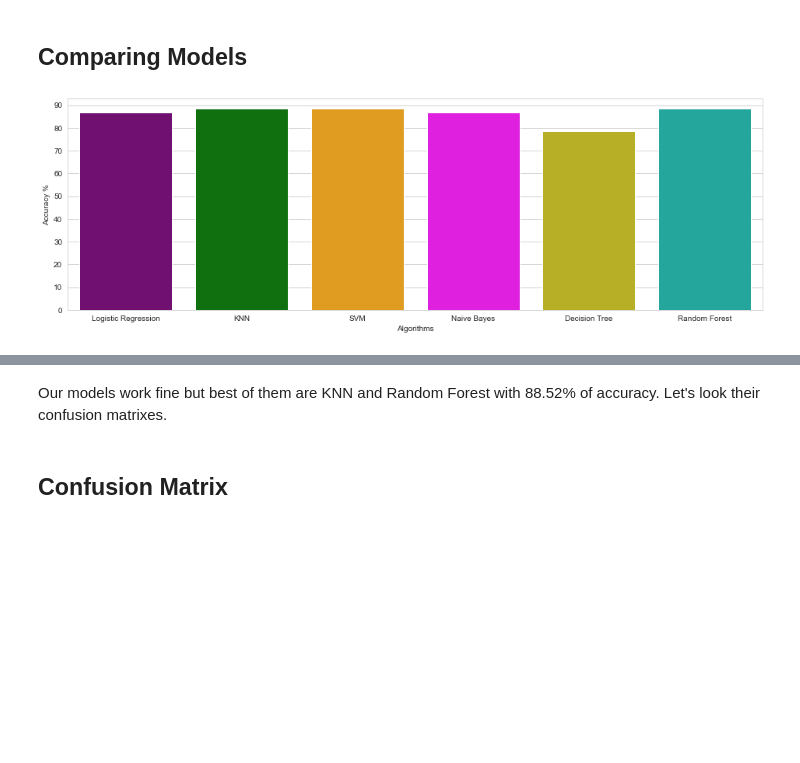
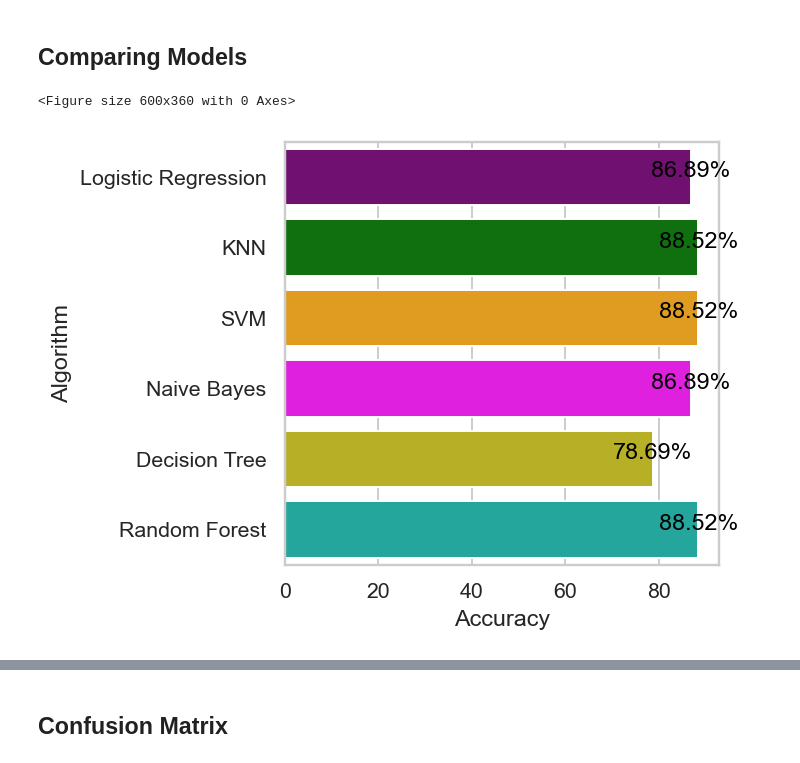
Before and after one commit to jacob5412/Kaggle-Notes, a Jupyter notebook: Heart_Disease_UCI/heart-disease-classifications-machine-learning.ipynb, the cells around one changed output, grey strips where cells are left out. Cells and saved outputs as stored; diff of their text form; code cells hidden in the pictures; blank space fills up the shorter version.

```diff
--- a/Heart_Disease_UCI/heart-disease-classifications-machine-learning.ipynb
+++ b/Heart_Disease_UCI/heart-disease-classifications-machine-learning.ipynb
@@ -60,6 +73,9 @@ df.target.value_counts()
 Name: target, dtype: int64
 [interactive output not drawn]
 # %%
-sns.countplot(x="target", data=df, palette="bwr")
+sns.set(rc={"figure.figsize": (6, 4), "figure.dpi": 120})
+target_countplot = sns.countplot(x="target", data=df, palette="bwr")
+target_countplot.set(xticklabels=["Yes", "No"])
+plt.xlabel("Heart Disease")
 plt.show()
 # %% [output]
@@ -83,7 +99,10 @@ Percentage of Patients Haven't Heart Disease: 45.54%
 Percentage of Patients Have Heart Disease: 54.46%
 [interactive output not drawn]
 # %%
-sns.countplot(x="sex", data=df, palette="mako_r")
-plt.xlabel("Sex (0 = female, 1= male)")
+sns.set(rc={"figure.figsize": (6, 4), "figure.dpi": 120})
+sex_countplot = sns.countplot(x="sex", data=df, palette="mako_r")
+sex_countplot.set(xticklabels=["female", "male"])
+plt.xlabel("Sex")
+plt.title("Heart Disease by sex")
 plt.show()
 # %% [output]
@@ -143,0 +156,7 @@ plt.show()
+# %%
+sns.set(rc={"figure.figsize": (5, 3), "figure.dpi": 140})
+g = sns.jointplot(x="age", y="thalach", hue="target", data=df, palette=["red", "green"])
+g.ax_joint.legend(labels=["No", "Yes"])
+g.ax_joint.set_xlabel("Age")
+g.ax_joint.set_ylabel("Maximum Heart Rate")
+plt.show()
@@ -521,18 +543,24 @@ Random Forest Algorithm Accuracy Score : 88.52%
 # %%
 colors = ["purple", "green", "orange", "magenta", "#CFC60E", "#0FBBAE"]
 
 sns.set_style("whitegrid")
-plt.figure(figsize=(16, 5))
+plt.figure(dpi=120)
+plt.figure(figsize=(4, 4))
 plt.yticks(np.arange(0, 100, 10))
-plt.ylabel("Accuracy %")
-plt.xlabel("Algorithms")
-sns.barplot(x=list(accuracies.keys()), y=list(accuracies.values()), palette=colors)
+plt.ylabel("Algorithm")
+plt.xlabel("Accuracy")
+g = sns.barplot(
+    y=list(accuracies.keys()), x=list(accuracies.values()), palette=colors, orient="h"
+)
+i = 0
+for algorithm, accuracy in accuracies.items():
+    g.text(accuracy, i, "{0:.2f}%".format(accuracy), color="black", ha="center")
+    i += 1
 plt.show()
 # %% [output]
+<Figure size 600x360 with 0 Axes>
-[figure, old version]
+[figure, new version]
 [interactive output not drawn]
-# %% [markdown]
-Our models work fine but best of them are KNN and Random Forest with 88.52% of accuracy. Let's look their confusion matrixes.
 # %% [markdown]
 ## Confusion Matrix
 # %%
```
Also changed, not shown: parts of 37 cells of this notebook, 1 other file.
